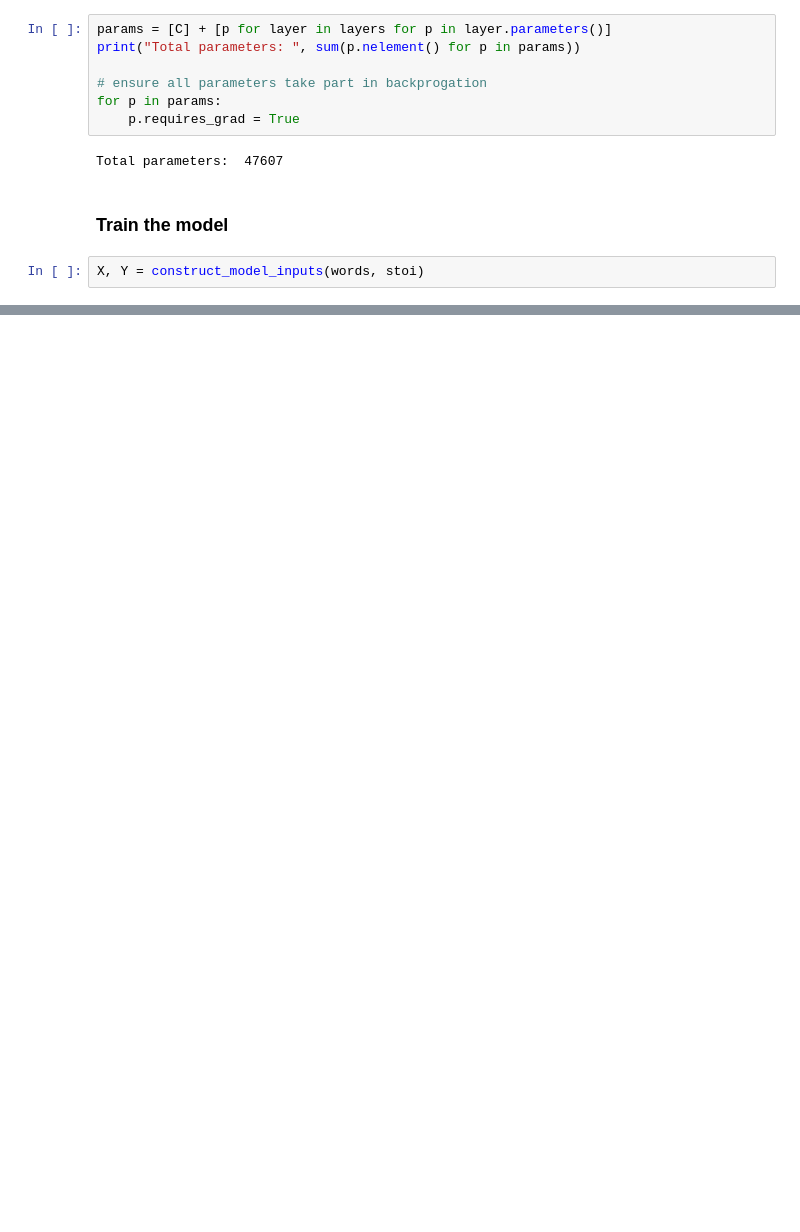
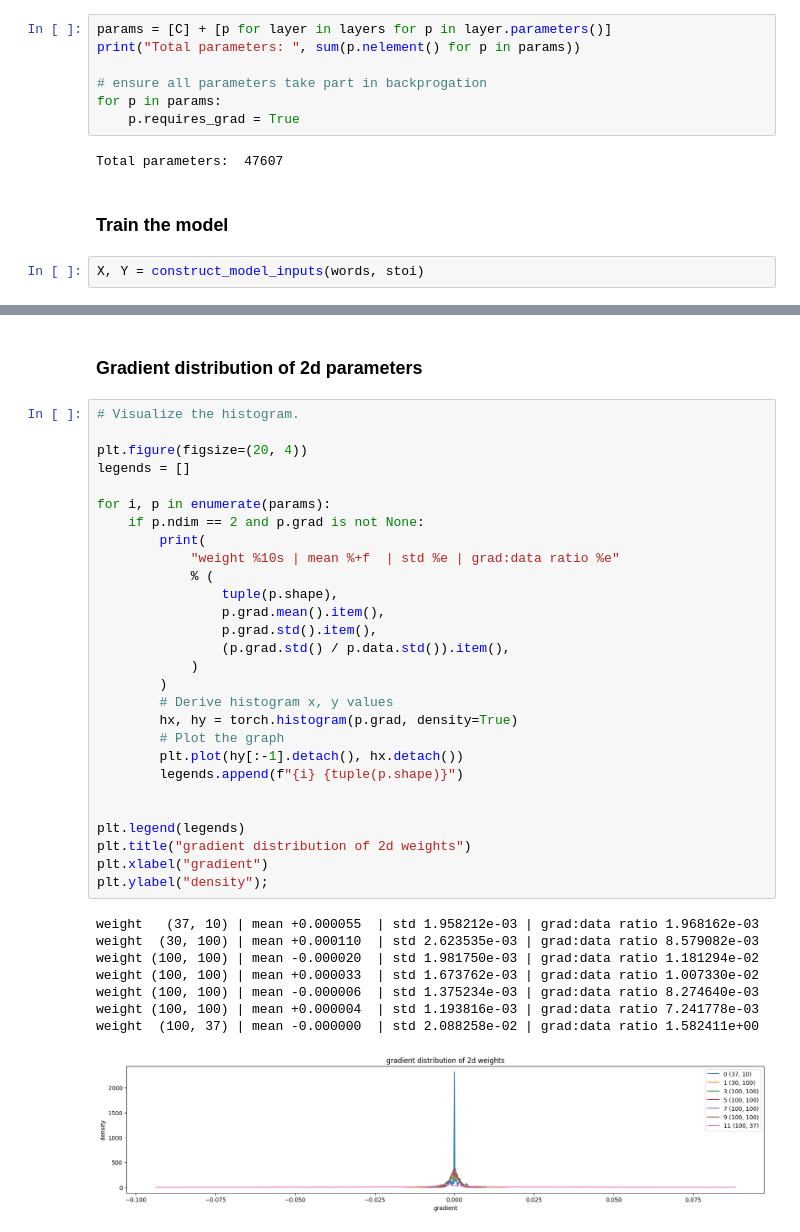
Before and after one commit to VihangaFTW/deep-learning, a Jupyter notebook: spoticore/src/spoticore/spoticore_p2_torch.ipynb, the cells around one changed output, grey strips where cells are left out. Cells and saved outputs as stored; diff of their text form; blank space fills up the shorter version.

Commit message:
add parameter update ratio logic (wip)

```diff
--- a/spoticore/src/spoticore/spoticore_p2_torch.ipynb
+++ b/spoticore/src/spoticore/spoticore_p2_torch.ipynb
@@ -230,0 +369,39 @@ torch.Size([32, 3, 10])
+# %% [markdown]
+### Gradient distribution of 2d parameters
+# %%
+# Visualize the histogram.
+
+plt.figure(figsize=(20, 4))
+legends = []
+
+for i, p in enumerate(params):
+    if p.ndim == 2 and p.grad is not None:
+        print(
+            "weight %10s | mean %+f  | std %e | grad:data ratio %e"
+            % (
+                tuple(p.shape),
+                p.grad.mean().item(),
+                p.grad.std().item(),
+                (p.grad.std() / p.data.std()).item(),
+            )
+        )
+        # Derive histogram x, y values
+        hx, hy = torch.histogram(p.grad, density=True)
+        # Plot the graph
+        plt.plot(hy[:-1].detach(), hx.detach())
+        legends.append(f"{i} {tuple(p.shape)}")
+
+
+plt.legend(legends)
+plt.title("gradient distribution of 2d weights")
+plt.xlabel("gradient")
+plt.ylabel("density");
+# %% [output]
+weight   (37, 10) | mean +0.000055  | std 1.958212e-03 | grad:data ratio 1.968162e-03
+weight  (30, 100) | mean +0.000110  | std 2.623535e-03 | grad:data ratio 8.579082e-03
+weight (100, 100) | mean -0.000020  | std 1.981750e-03 | grad:data ratio 1.181294e-02
+weight (100, 100) | mean +0.000033  | std 1.673762e-03 | grad:data ratio 1.007330e-02
+weight (100, 100) | mean -0.000006  | std 1.375234e-03 | grad:data ratio 8.274640e-03
+weight (100, 100) | mean +0.000004  | std 1.193816e-03 | grad:data ratio 7.241778e-03
+weight  (100, 37) | mean -0.000000  | std 2.088258e-02 | grad:data ratio 1.582411e+00
+[figure, added]
```
Also changed, not shown: parts of 15 cells of this notebook.
